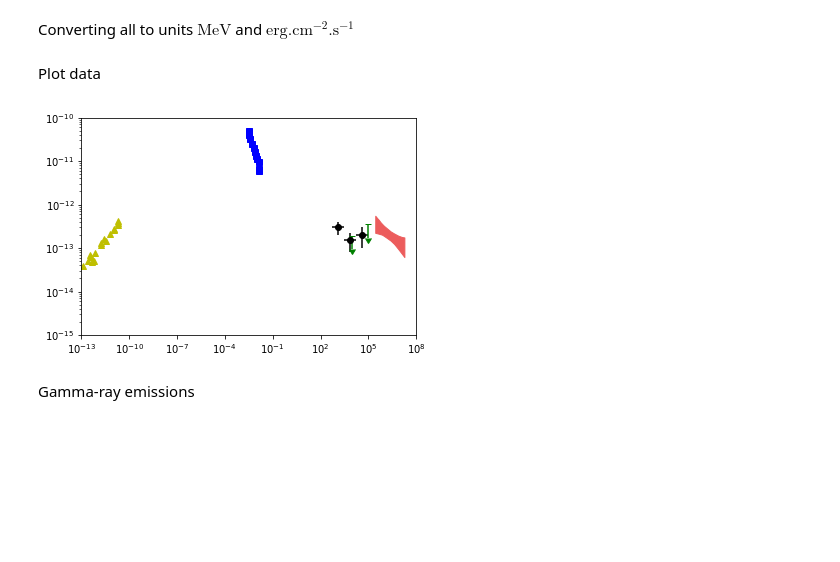
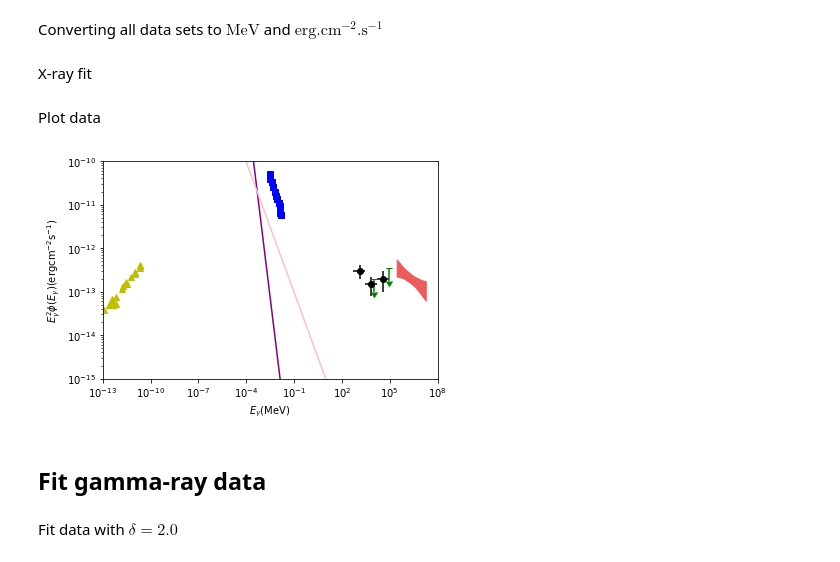
Before and after one commit to Sruthi-Ravikularaman/SN1006, a Jupyter notebook: SN1006.ipynb, the cells around one changed output. Cells and saved outputs as stored; diff of their text form; code cells hidden in the pictures; blank space fills up the shorter version.

```diff
--- a/SN1006.ipynb
+++ b/SN1006.ipynb
@@ -6,4 +19,5 @@ import matplotlib.pyplot as plt
 # %%
+MeV_to_erg = 1.602e-6
 m_p = 938.272 #MeV
 m_e = 0.511  #MeV
 c = 3e10 #cm/s
@@ -11,5 +25,4 @@ hPlanck = 4.135e-21 #MeV s
 M_sol = 2e30 # kg
 m_H = 1.67e-27 # kg
 m_avg = 1.4*m_H
-#sig_sb = 3.5394474508e7 # erg cm-2 s-1 K-4
-sig_sb = 3.5394474508e7 * 6.242e11 # eV cm-2 s-1 K-4
+sigma_sb=35.394474508 #MeV cm^-2 s^-1 K^-4
@@ -93,29 +86,41 @@ fermi_data = np.genfromtxt(open("SN1006_data_SW_FERMI.txt", "r"), delimiter=',')
 fermi_upper_data = np.genfromtxt(open("SN1006_data_SW_upper_FERMI_Acero2015.txt", "r"), delimiter=',') # in eV and erg cm-2 s-1
 hess_data = np.genfromtxt(open("SN1006_data_SW_HESS.txt", "r"), delimiter=',') # in eV and erg cm-2 s-1
 # %% [markdown]
-Converting all to units $\mathrm{MeV}$ and $\mathrm{erg.cm^{-2}.s^{-1}}$
+Converting all data sets to $\mathrm{MeV}$ and $\mathrm{erg.cm^{-2}.s^{-1}}$
 # %%
 Er, Phi_radio = radio_data[:, 0] * hPlanck, 1e-23 * radio_data[:, 1]
 Ex, Phi_xray = xray_data[:, 0] * 1e-6, xray_data[:, 1] * 1.602e-12
 Ef, Efm, Efp, Phi_fermi, Phi_fp, Phi_fm = fermi_data[:, 0] * 1e3, fermi_data[:, 1] * 1e3, fermi_data[:, 2] * 1e3, fermi_data[:, 3], fermi_data[:, 4], fermi_data[:, 5]
 Efu, Phi_fermi_up = fermi_upper_data[:, 0] * 1e-6, fermi_upper_data[:, 1]
 Eh, Phi_hp, Phi_hm = hess_data[:, 0] * 1e-6, hess_data[:, 1], hess_data[:, 2]
+# %% [markdown]
+X-ray fit
+# %%
+def Xray_fit(E):
+    return 2.3e-12 * np.power(E * 1e3, -3)
+
+Phi_xray_fit = np.array([Xray_fit(E) for E in np.logspace(-13, 8, 50)])
+
+def Xray_fit_2(E):
+    return 6.0 * np.power(E * 1e3, -3) #MeV-1 cm-2 s-1
+
+Phi_xray_fit_2 = np.array([E * E * Xray_fit_2(E) * MeV_to_erg for E in np.logspace(-13, 8, 50)])
 # %% [markdown]
 Plot data
 # %%
 plt.plot(Er, Phi_radio, 'y^')
 plt.plot(Ex, Phi_xray, 'bs')
 plt.errorbar(Ef, Phi_fermi, yerr=[Phi_fermi-Phi_fm,Phi_fp-Phi_fermi], xerr=[Ef-Efm,Efp-Ef], fmt='ko')
 plt.errorbar(Efu, Phi_fermi_up, yerr=0.5 * Phi_fermi_up, linestyle='none', marker='_', color="green", uplims=True)
 plt.fill_between(Eh, Phi_hm, Phi_hp, color=[(236.0/255.0,92.0/255.0,92.0/255.0)])
+plt.plot(np.logspace(-13, 8, 50), Phi_xray_fit, color='purple')
+plt.plot(np.logspace(-13, 8, 50), Phi_xray_fit_2, color='pink')
 plt.xscale('log')
 plt.yscale('log')
-#plt.xlabel(r'$E_{\gamma}\mathrm{(eV)}$')
-#plt.ylabel(r'$E^2_\gamma\phi(E_\gamma)\mathrm{(erg cm$^{-2}$ s$^{-1}$)}$')
+plt.xlabel(r'$E_{\gamma}\mathrm{(MeV)}$')
+plt.ylabel(r'$E^2_\gamma\phi(E_\gamma)\mathrm{(erg cm^{-2} s^{-1})}$')
 plt.xlim(1.0e-13,1.0e8)
 plt.ylim(1.0e-15,1.0e-10)
 plt.show()
 # %% [output]
-[figure, old version]
+[figure, new version]
-# %% [markdown]
-Gamma-ray emissions
@@ -168,0 +127,2 @@ Phi_gamma_e_IC = np.array([E_g * E_g * (emi_pre_cl) * (Phi_e_IC(E_g, N_e, T_CMB,
+# %% [markdown]
+## Fit gamma-ray data
@@ -168,0 +131,2 @@ Phi_gamma_e_IC = np.array([E_g * E_g * (emi_pre_cl) * (Phi_e_IC(E_g, N_e, T_CMB,
+# %% [markdown]
+Fit data with $\delta=2.0$
```
Also changed, not shown: parts of 50 cells of this notebook, 4 other files.
